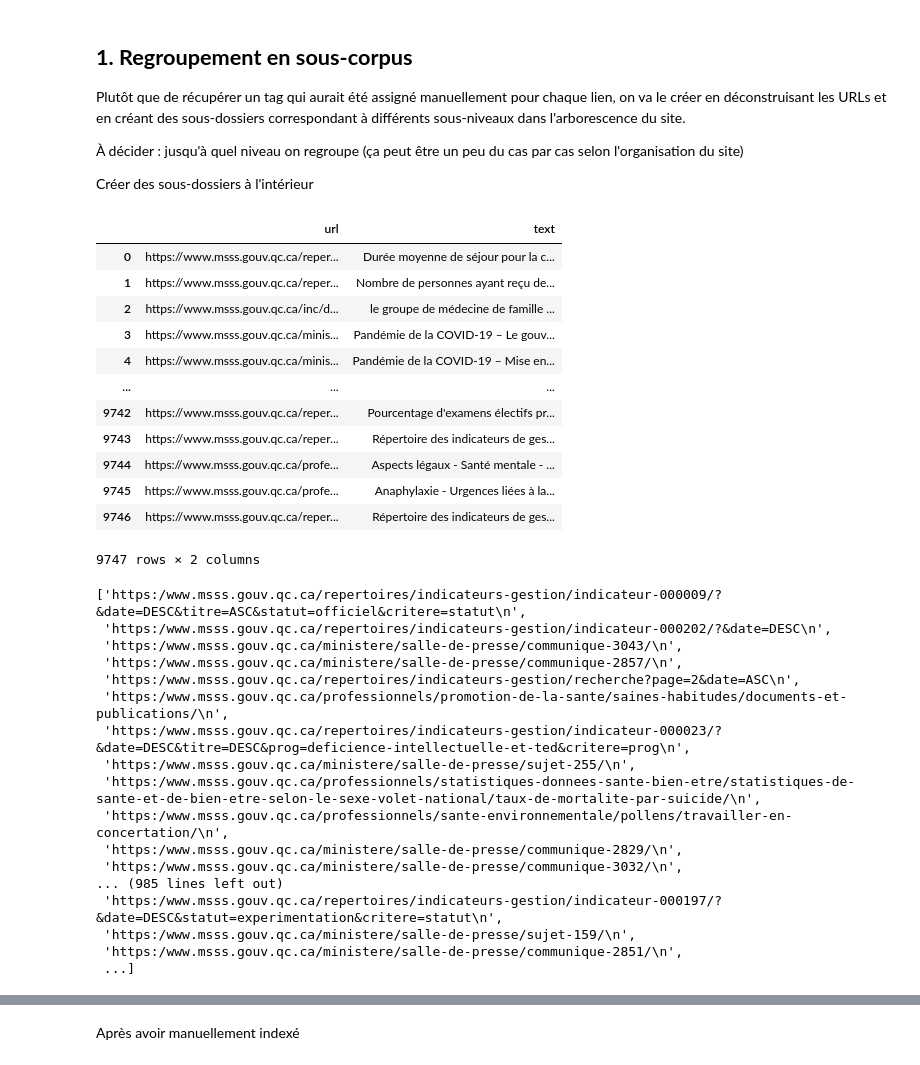
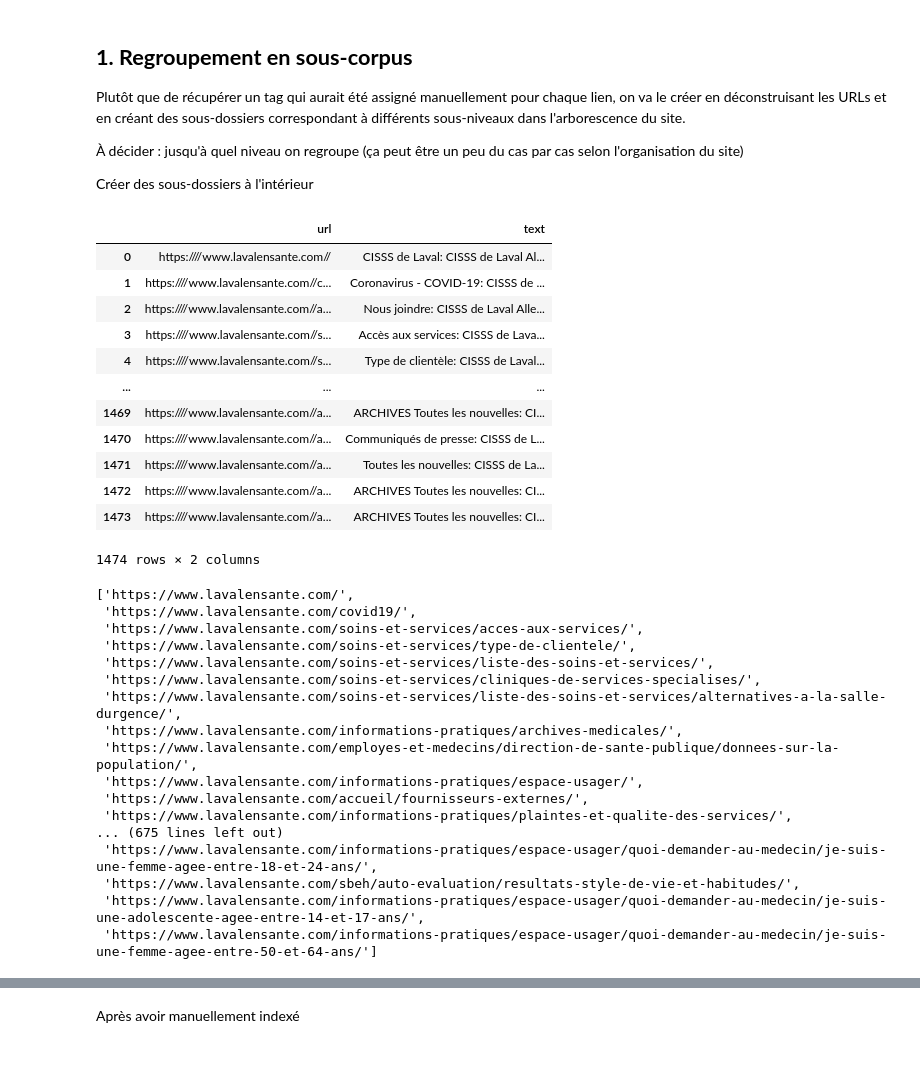
Before and after one commit to Camille-Demers/text-mining-project, a Jupyter notebook: 00-Jupyter-Notebooks/1-Sous_corpus.ipynb, the cells around one changed output, grey strips where cells are left out. Saved outputs shown, nothing was run; the diff lists cells and outputs as text; code cells hidden in the pictures.

```diff
--- a/00-Jupyter-Notebooks/1-Sous_corpus.ipynb
+++ b/00-Jupyter-Notebooks/1-Sous_corpus.ipynb
@@ -7,50 +7,50 @@ Plutôt que de récupérer un tag qui aurait été assigné manuellement pour ch
 Créer des sous-dossiers à l'intérieur
 # %%
 path = '../03-corpus/2-data/1-fr/'
-acteur = "msss"
+acteur = "laval_sante"
 
 from pandas import *
 
 # encoding= 'ISO-8859-1' "utf-8"
 with open(path + acteur  + '.csv', encoding='utf-8') as f:
     csv = read_csv(f, sep=',')[["url", "text"]]
 
 csv
 # %% [output]
 |  | url | text |
-| 0 | https://www.msss.gouv.qc.ca/reper... | Durée moyenne de séjour pour la c... |
-| 1 | https://www.msss.gouv.qc.ca/reper... | Nombre de personnes ayant reçu de... |
-| 2 | https://www.msss.gouv.qc.ca/inc/d... | le groupe de médecine de famille ... |
-| 3 | https://www.msss.gouv.qc.ca/minis... | Pandémie de la COVID-19 – Le gouv... |
-| 4 | https://www.msss.gouv.qc.ca/minis... | Pandémie de la COVID-19 – Mise en... |
+| 0 | https:////www.lavalensante.com// | CISSS de Laval: CISSS de Laval Al... |
+| 1 | https:////www.lavalensante.com//c... | Coronavirus - COVID-19: CISSS de ... |
+| 2 | https:////www.lavalensante.com//a... | Nous joindre: CISSS de Laval Alle... |
+| 3 | https:////www.lavalensante.com//s... | Accès aux services: CISSS de Lava... |
+| 4 | https:////www.lavalensante.com//s... | Type de clientèle: CISSS de Laval... |
 | ... | ... | ... |
-| 9742 | https://www.msss.gouv.qc.ca/reper... | Pourcentage d'examens électifs pr... |
-| 9743 | https://www.msss.gouv.qc.ca/reper... | Répertoire des indicateurs de ges... |
-| 9744 | https://www.msss.gouv.qc.ca/profe... | Aspects légaux - Santé mentale - ... |
-| 9745 | https://www.msss.gouv.qc.ca/profe... | Anaphylaxie - Urgences liées à la... |
-| 9746 | https://www.msss.gouv.qc.ca/reper... | Répertoire des indicateurs de ges... |
+| 1469 | https:////www.lavalensante.com//a... | ARCHIVES Toutes les nouvelles: CI... |
+| 1470 | https:////www.lavalensante.com//a... | Communiqués de presse: CISSS de L... |
+| 1471 | https:////www.lavalensante.com//a... | Toutes les nouvelles: CISSS de La... |
+| 1472 | https:////www.lavalensante.com//a... | ARCHIVES Toutes les nouvelles: CI... |
+| 1473 | https:////www.lavalensante.com//a... | ARCHIVES Toutes les nouvelles: CI... |
-9747 rows × 2 columns
+1474 rows × 2 columns
 # %%
 liste = [lien.replace('//', "/") for lien in csv['url'].tolist() if not 'actualites' in lien and not 'propos' in lien and not 'joindre' in lien and not 'communiques' in lien and not 'about' in lien and not 'nouvelles' in lien and not 'pdf' in lien and not 'gaspesie' in lien]
 liste
 # %% [output]
-['https:/www.msss.gouv.qc.ca/repertoires/indicateurs-gestion/indicateur-000009/?&date=DESC&titre=ASC&statut=officiel&critere=statut\n',
- 'https:/www.msss.gouv.qc.ca/repertoires/indicateurs-gestion/indicateur-000202/?&date=DESC\n',
- 'https:/www.msss.gouv.qc.ca/ministere/salle-de-presse/communique-3043/\n',
- 'https:/www.msss.gouv.qc.ca/ministere/salle-de-presse/communique-2857/\n',
- 'https:/www.msss.gouv.qc.ca/repertoires/indicateurs-gestion/recherche?page=2&date=ASC\n',
- 'https:/www.msss.gouv.qc.ca/professionnels/promotion-de-la-sante/saines-habitudes/documents-et-publications/\n',
- 'https:/www.msss.gouv.qc.ca/repertoires/indicateurs-gestion/indicateur-000023/?&date=DESC&titre=DESC&prog=deficience-intellectuelle-et-ted&critere=prog\n',
- 'https:/www.msss.gouv.qc.ca/ministere/salle-de-presse/sujet-255/\n',
- 'https:/www.msss.gouv.qc.ca/professionnels/statistiques-donnees-sante-bien-etre/statistiques-de-sante-et-de-bien-etre-selon-le-sexe-volet-national/taux-de-mortalite-par-suicide/\n',
- 'https:/www.msss.gouv.qc.ca/professionnels/sante-environnementale/pollens/travailler-en-concertation/\n',
- 'https:/www.msss.gouv.qc.ca/ministere/salle-de-presse/communique-2829/\n',
- 'https:/www.msss.gouv.qc.ca/ministere/salle-de-presse/communique-3032/\n',
-... (985 lines left out)
- 'https:/www.msss.gouv.qc.ca/repertoires/indicateurs-gestion/indicateur-000197/?&date=DESC&statut=experimentation&critere=statut\n',
- 'https:/www.msss.gouv.qc.ca/ministere/salle-de-presse/sujet-159/\n',
- 'https:/www.msss.gouv.qc.ca/ministere/salle-de-presse/communique-2851/\n',
- ...]
+['https://www.lavalensante.com/',
+ 'https://www.lavalensante.com/covid19/',
+ 'https://www.lavalensante.com/soins-et-services/acces-aux-services/',
+ 'https://www.lavalensante.com/soins-et-services/type-de-clientele/',
+ 'https://www.lavalensante.com/soins-et-services/liste-des-soins-et-services/',
+ 'https://www.lavalensante.com/soins-et-services/cliniques-de-services-specialises/',
+ 'https://www.lavalensante.com/soins-et-services/liste-des-soins-et-services/alternatives-a-la-salle-durgence/',
+ 'https://www.lavalensante.com/informations-pratiques/archives-medicales/',
+ 'https://www.lavalensante.com/employes-et-medecins/direction-de-sante-publique/donnees-sur-la-population/',
+ 'https://www.lavalensante.com/informations-pratiques/espace-usager/',
+ 'https://www.lavalensante.com/accueil/fournisseurs-externes/',
+ 'https://www.lavalensante.com/informations-pratiques/plaintes-et-qualite-des-services/',
+... (675 lines left out)
+ 'https://www.lavalensante.com/informations-pratiques/espace-usager/quoi-demander-au-medecin/je-suis-une-femme-agee-entre-18-et-24-ans/',
+ 'https://www.lavalensante.com/sbeh/auto-evaluation/resultats-style-de-vie-et-habitudes/',
+ 'https://www.lavalensante.com/informations-pratiques/espace-usager/quoi-demander-au-medecin/je-suis-une-adolescente-agee-entre-14-et-17-ans/',
+ 'https://www.lavalensante.com/informations-pratiques/espace-usager/quoi-demander-au-medecin/je-suis-une-femme-agee-entre-50-et-64-ans/']
 # %%
 """
 0 = http/s
```
Also changed, not shown: parts of 6 cells of this notebook, 3 other files.
